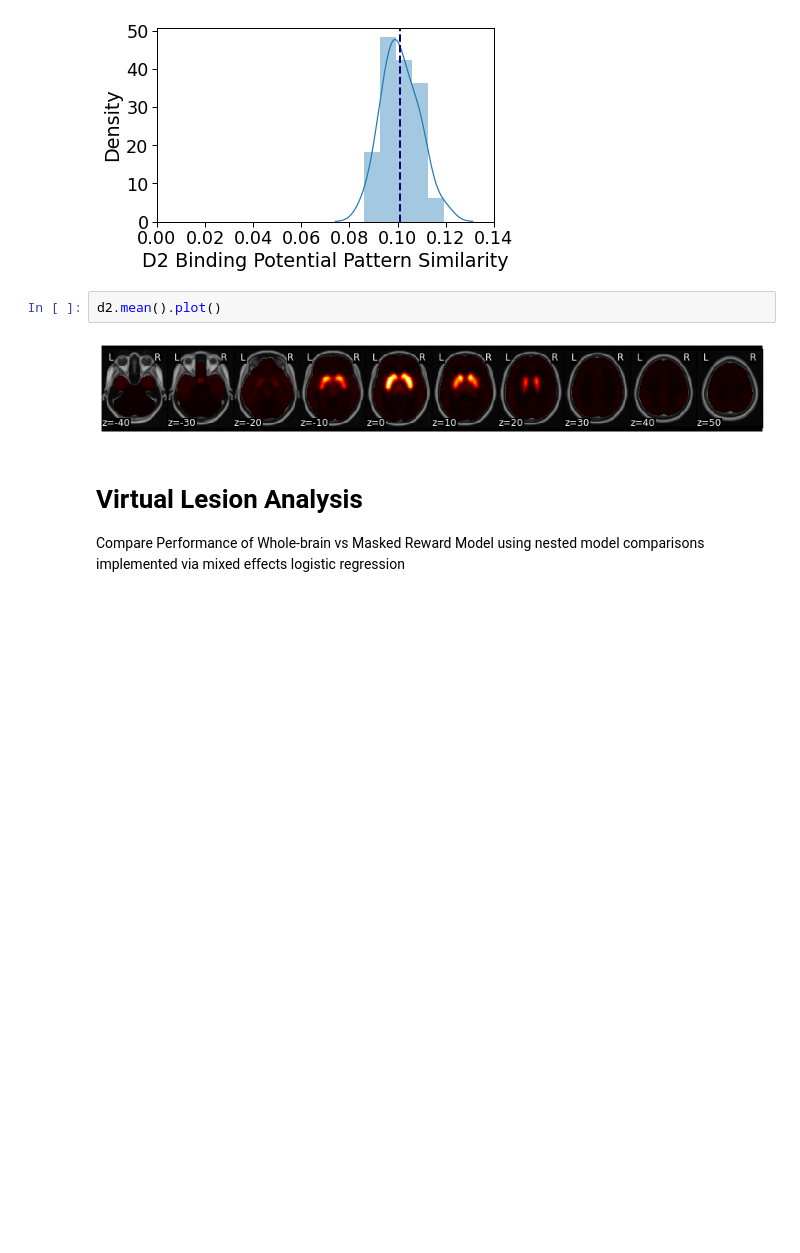
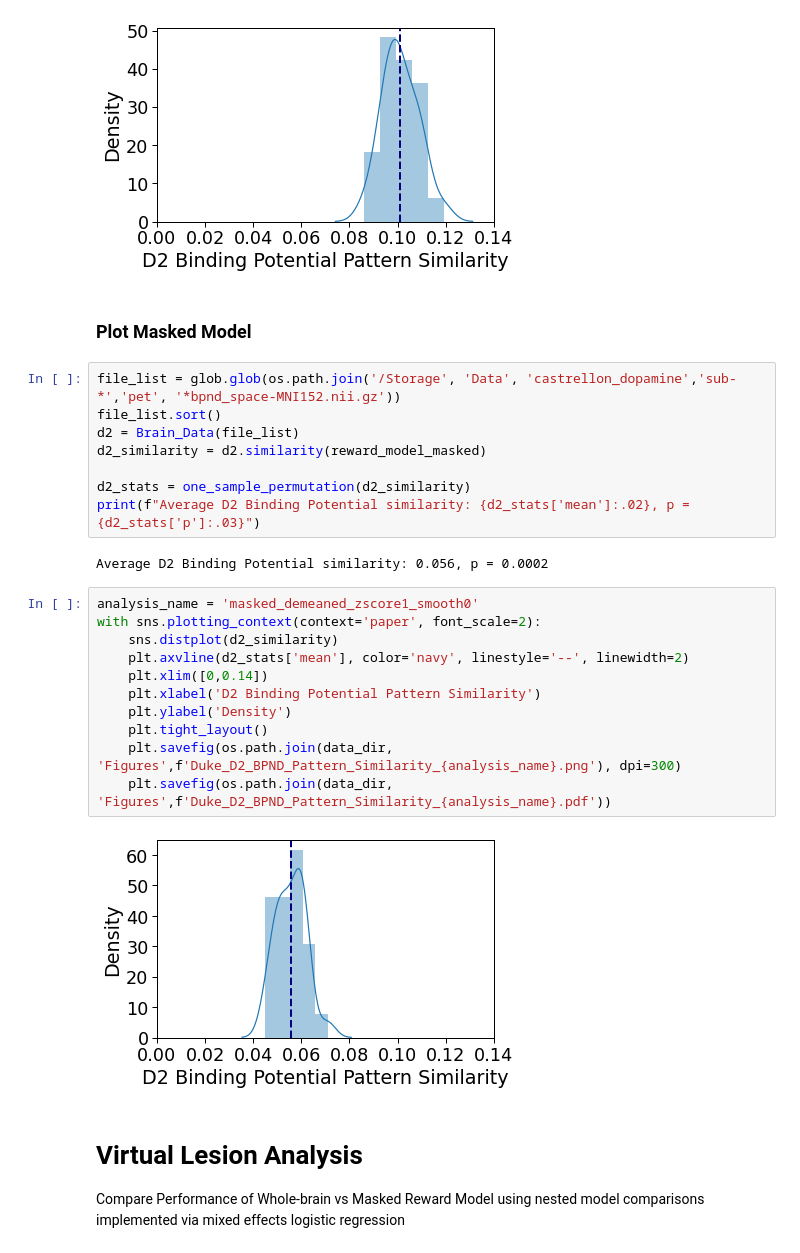
Before and after one commit to cosanlab/reward_signature, a Jupyter notebook: Notebooks/2_Reward_Brain_Model_Testing.ipynb, the cells around one changed output. Saved outputs shown, nothing was run; the diff lists cells and outputs as text; blank space fills up the shorter version.

```diff
--- a/Notebooks/2_Reward_Brain_Model_Testing.ipynb
+++ b/Notebooks/2_Reward_Brain_Model_Testing.ipynb
@@ -906,10 +934,31 @@ with sns.plotting_context(context='paper', font_scale=2):
     plt.savefig(os.path.join(data_dir, 'Figures',f'Duke_D2_BPND_Pattern_Similarity_{analysis_name}.pdf'))
 # %% [output]
 [figure]
-# %%
-d2.mean().plot()
-# %% [output]
-[figure, removed]
+# %% [markdown]
+### Plot Masked Model
+# %%
+file_list = glob.glob(os.path.join('/Storage', 'Data', 'castrellon_dopamine','sub-*','pet', '*bpnd_space-MNI152.nii.gz'))
+file_list.sort()
+d2 = Brain_Data(file_list)
+d2_similarity = d2.similarity(reward_model_masked)
+
+d2_stats = one_sample_permutation(d2_similarity)
+print(f"Average D2 Binding Potential similarity: {d2_stats['mean']:.02}, p = {d2_stats['p']:.03}")
+# %% [output]
+Average D2 Binding Potential similarity: 0.056, p = 0.0002
+# %%
+analysis_name = 'masked_demeaned_zscore1_smooth0'
+with sns.plotting_context(context='paper', font_scale=2):
+    sns.distplot(d2_similarity)
+    plt.axvline(d2_stats['mean'], color='navy', linestyle='--', linewidth=2)
+    plt.xlim([0,0.14])
+    plt.xlabel('D2 Binding Potential Pattern Similarity')
+    plt.ylabel('Density')
+    plt.tight_layout()
+    plt.savefig(os.path.join(data_dir, 'Figures',f'Duke_D2_BPND_Pattern_Similarity_{analysis_name}.png'), dpi=300)
+    plt.savefig(os.path.join(data_dir, 'Figures',f'Duke_D2_BPND_Pattern_Similarity_{analysis_name}.pdf'))
+# %% [output]
+[figure, added]
 # %% [markdown]
 # Virtual Lesion Analysis
 Compare Performance of Whole-brain vs Masked Reward Model using nested model comparisons implemented via mixed effects logistic regression
```
Also changed, not shown: parts of 5 cells of this notebook, 2 other files.
